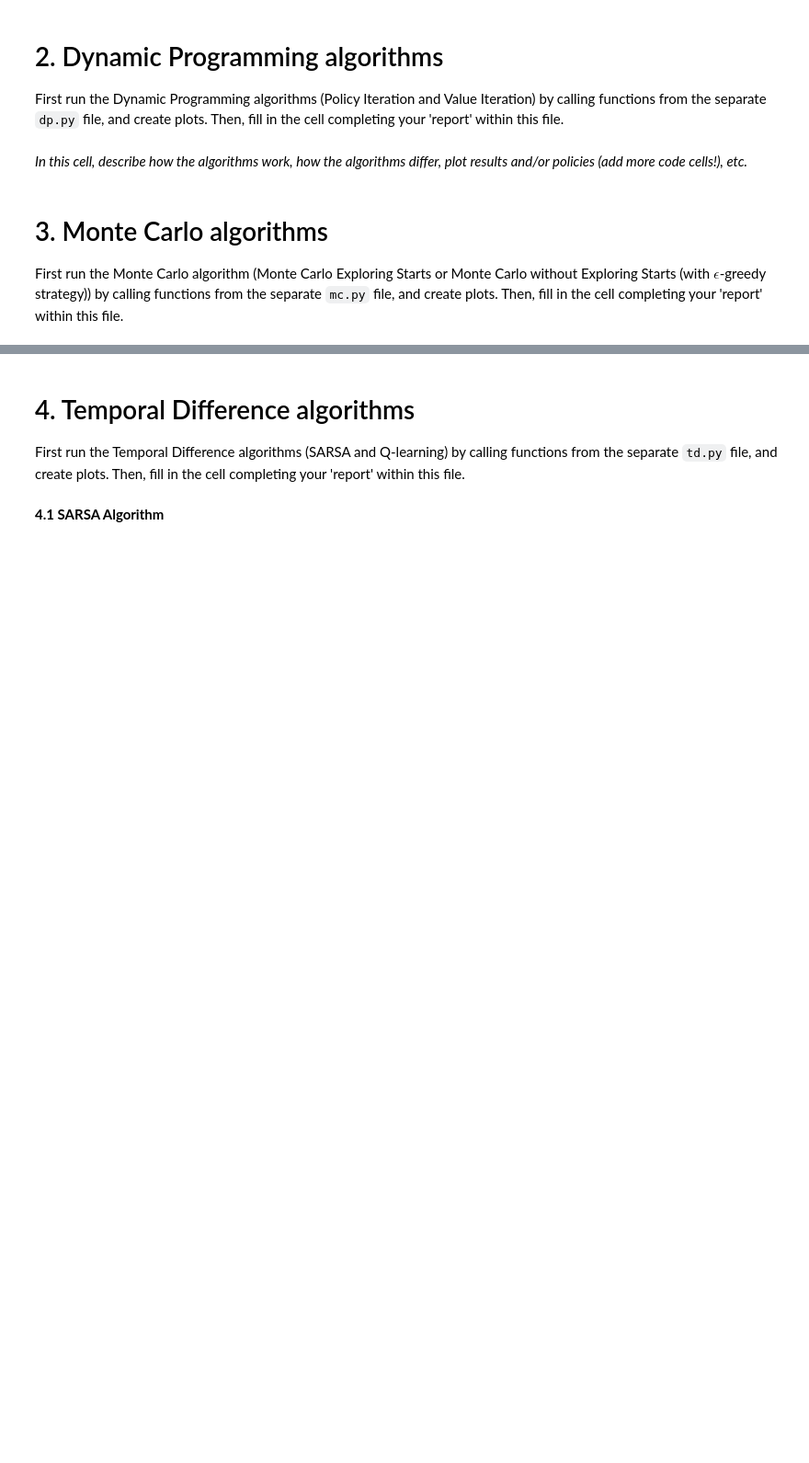
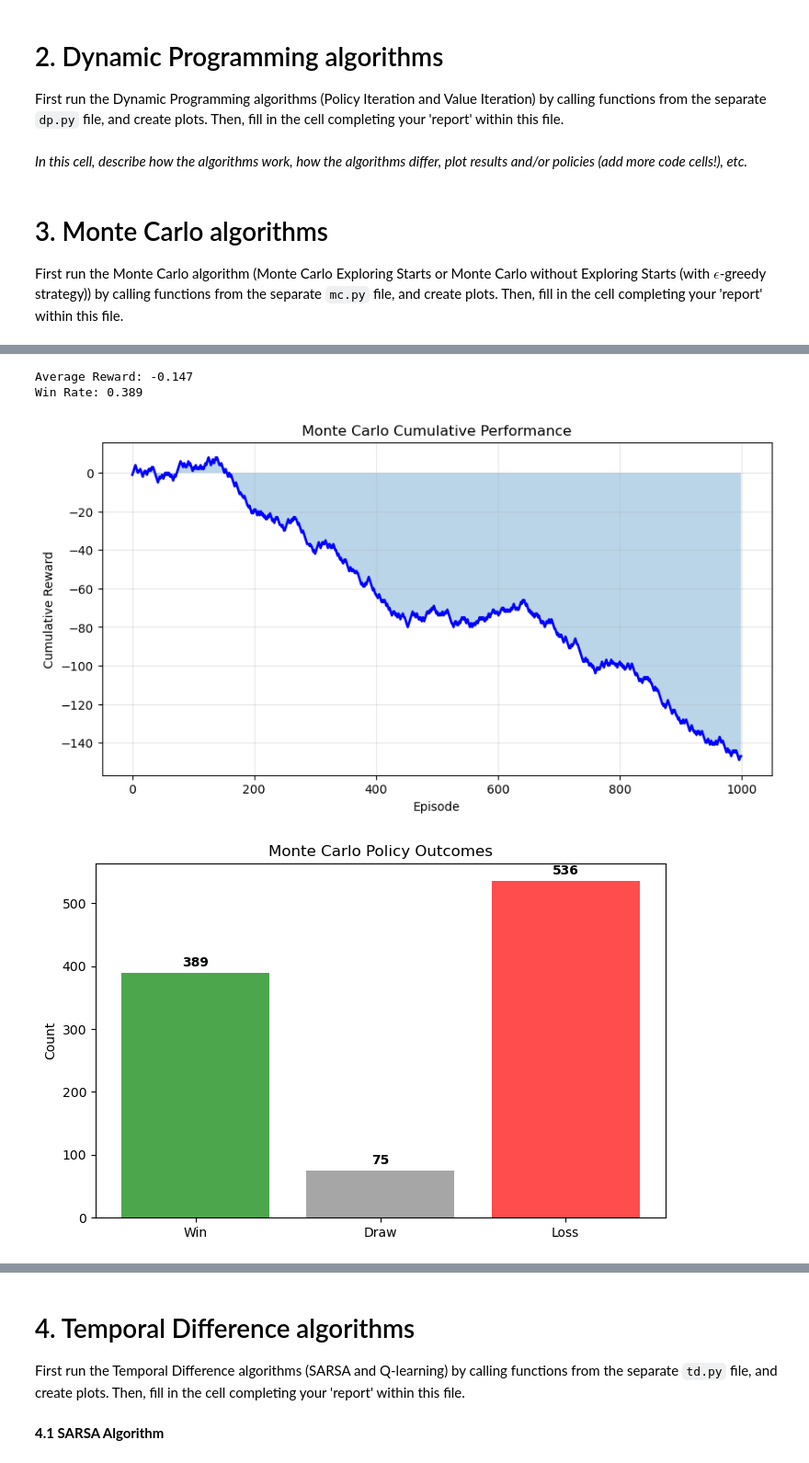
Before and after one commit to hrciak/Reinforcement-Learning---Blackjack-project, a Jupyter notebook: main.ipynb, the cells around one changed output, grey strips where cells are left out. Shown at 92% size. Cells and saved outputs as stored; diff of their text form; code cells hidden in the pictures; blank space fills up the shorter version.

```diff
--- a/main.ipynb
+++ b/main.ipynb
@@ -96,0 +111,15 @@ _In this cell, describe how the algorithms work, how the algorithms differ (comp
+# %%
+mc_avg_reward, mc_win_rate, mc_rewards = test_mc(env, mc_policy)
+
+print("Average Reward:", mc_avg_reward)
+print("Win Rate:", mc_win_rate)
+# %% [output]
+Average Reward: -0.147
+Win Rate: 0.389
+# %%
+plot_cumulative_rewards(mc_rewards, "Monte Carlo")
+plot_outcome_distribution(mc_rewards, "Monte Carlo")
+plot_test_results(mc_rewards, "Monte Carlo")
+# %% [output]
+[figure, added]
+[figure, added]
```
Also changed, not shown: parts of 10 cells of this notebook.
